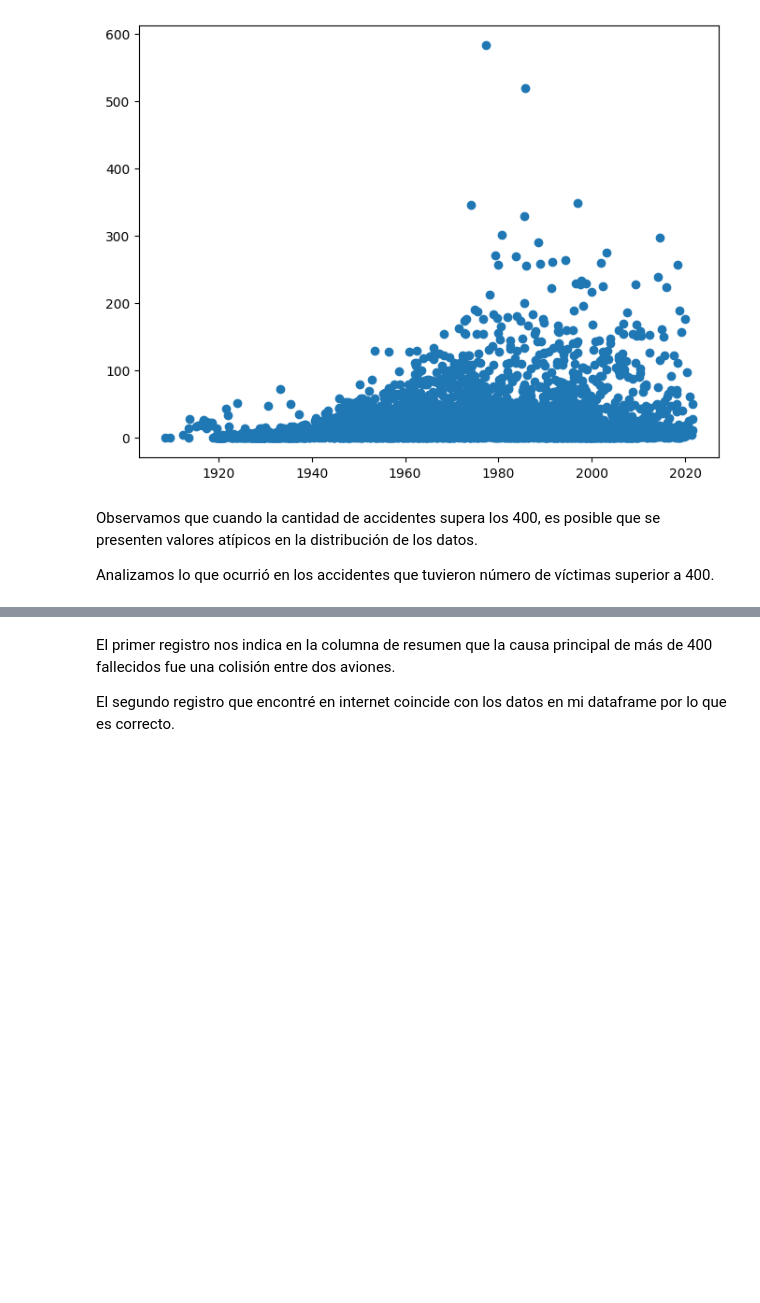
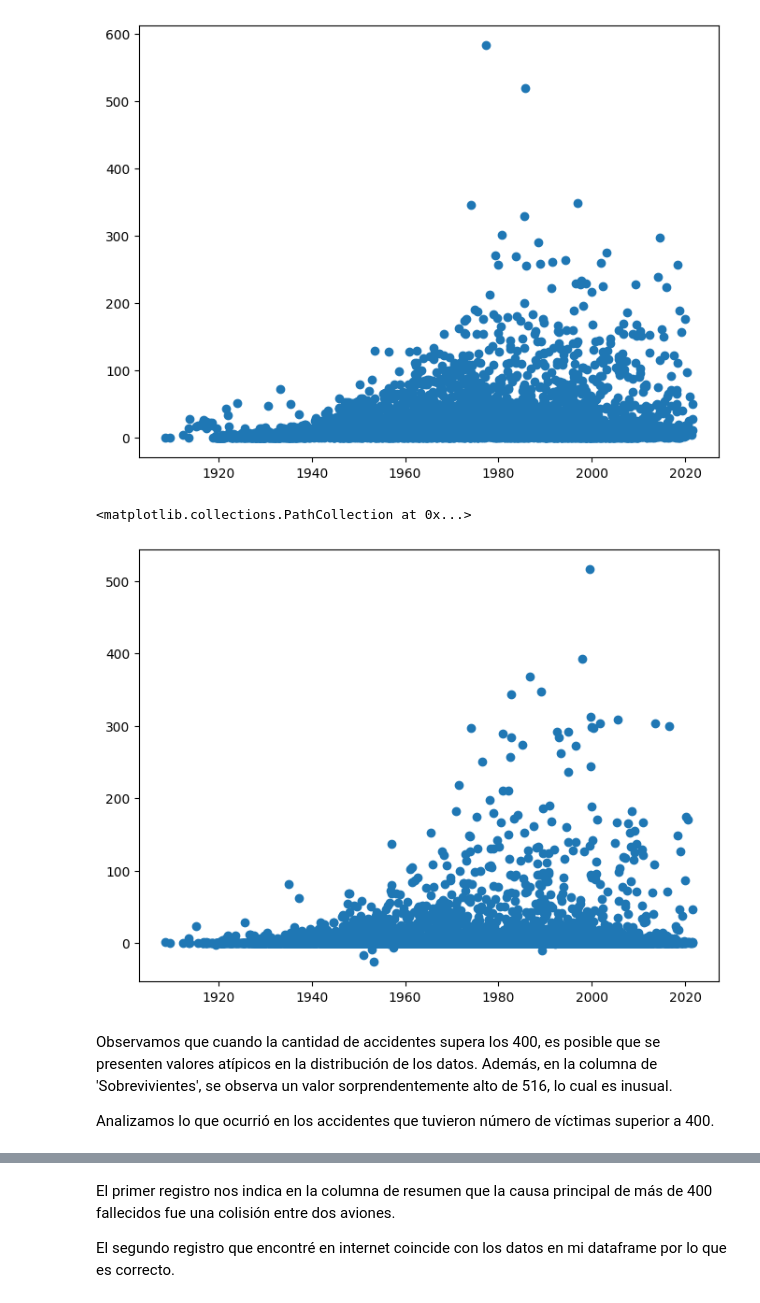
Before and after one commit to gbatistela/PI_DA, a Jupyter notebook: Notebook_Accidentes.ipynb, the cells around one changed output, grey strips where cells are left out. Drawn from its saved outputs; the diff is of its cells as text; code cells hidden in the pictures; blank space fills up the shorter version.

```diff
--- a/Notebook_Accidentes.ipynb
+++ b/Notebook_Accidentes.ipynb
@@ -274,8 +309,14 @@ plt.scatter(Accidentes_Aviones['Fecha'], Accidentes_Aviones['Total_Fallecidos'])
 # %% [output]
 <matplotlib.collections.PathCollection at 0x...>
 [figure]
+# %%
+plt.figure(figsize=(8, 6))
+plt.scatter(Accidentes_Aviones['Fecha'], Accidentes_Aviones['Sobrevivientes'])
+# %% [output]
+<matplotlib.collections.PathCollection at 0x...>
+[figure, added]
 # %% [markdown]
-Observamos que cuando la cantidad de accidentes supera los 400, es posible que se presenten valores atípicos en la distribución de los datos.
+Observamos que cuando la cantidad de accidentes supera los 400, es posible que se presenten valores atípicos en la distribución de los datos. Además, en la columna de 'Sobrevivientes', se observa un valor sorprendentemente alto de 516, lo cual es inusual.
 
 Analizamos lo que ocurrió en los accidentes que tuvieron número de víctimas superior a 400.
 # %%
```
Also changed, not shown: parts of 49 cells of this notebook, 3 other files.
